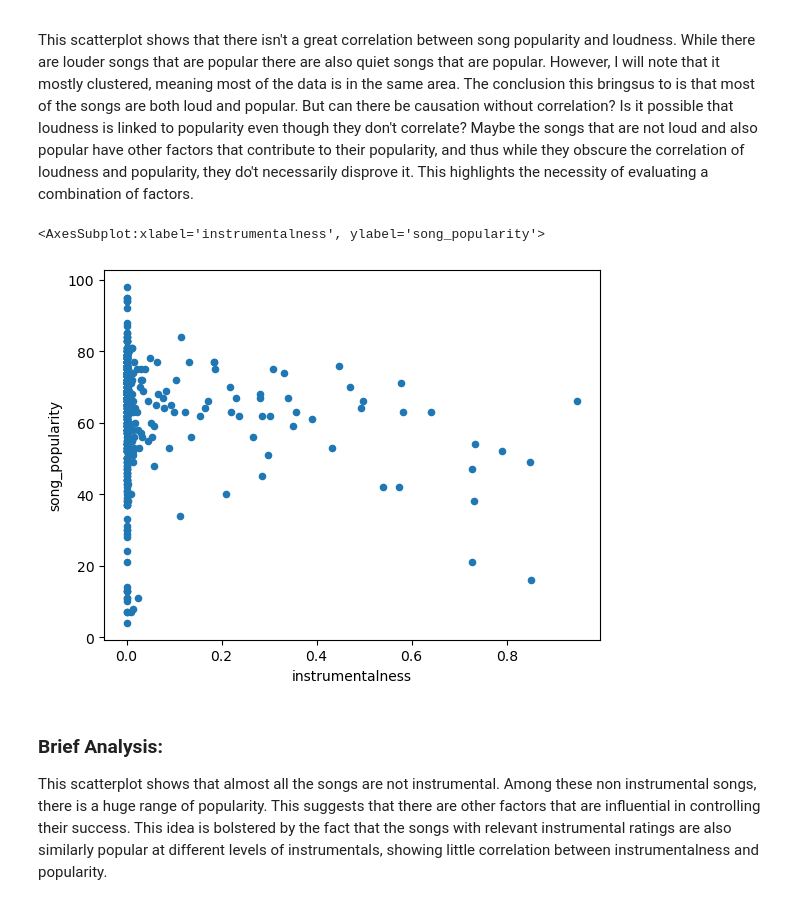
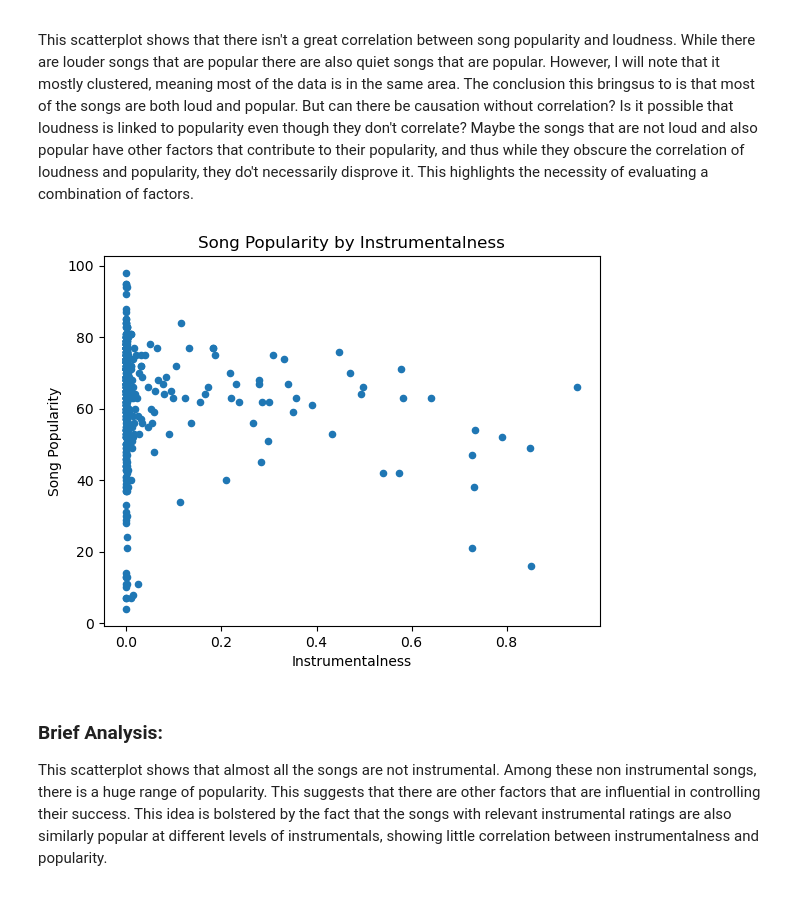
Before and after one commit to ubco-W2022T2-data301/project-group-group48, a Jupyter notebook: analysis/analysis1.ipynb, the cells around one changed output. Drawn from its saved outputs; the diff is of its cells as text; code cells hidden in the pictures.

```diff
--- a/analysis/analysis1.ipynb
+++ b/analysis/analysis1.ipynb
@@ -171,9 +167,12 @@ singsong_cleaned.plot(kind='scatter', x='loudness', y='song_popularity')
 This scatterplot shows that there isn't a great correlation between song popularity and loudness. While there are louder songs that are popular there are also quiet songs that are popular. However, I will note that it mostly clustered, meaning most of the data is in the same area. The conclusion this bringsus to is that most of the songs are both loud and popular. But can there be causation without correlation? Is it possible that loudness is linked to popularity even though they don't correlate? Maybe the songs that are not loud and also popular have other factors that contribute to their popularity, and thus while they obscure the correlation of loudness and popularity, they do't necessarily disprove it. This highlights the necessity of evaluating a combination of factors.
 # %%
 singsong_cleaned.plot(kind='scatter', x='instrumentalness', y='song_popularity')
+plt.title('Song Popularity by Instrumentalness')
+plt.xlabel('Instrumentalness')
+plt.ylabel('Song Popularity')
+plt.show()
 # %% [output]
-<AxesSubplot:xlabel='instrumentalness', ylabel='song_popularity'>
-[figure, old version]
+[figure, new version]
 # %% [markdown]
 ### Brief Analysis:
 
```
Also changed, not shown: parts of 53 cells of this notebook, 7 other files.
